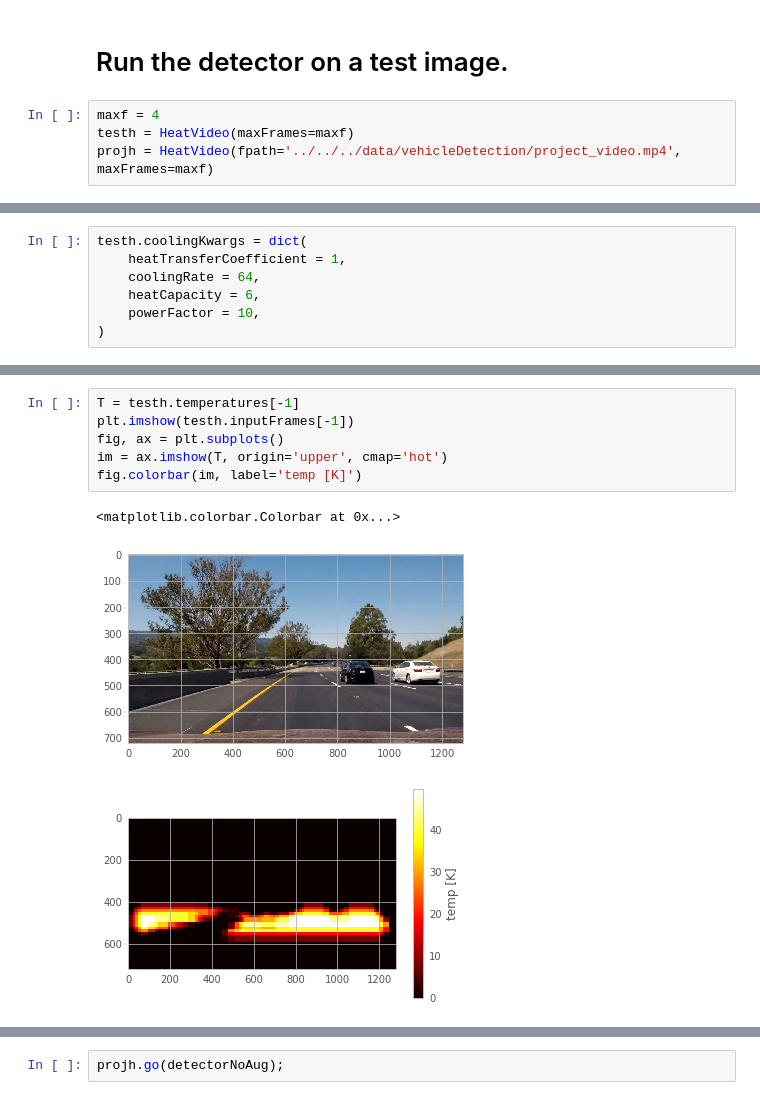
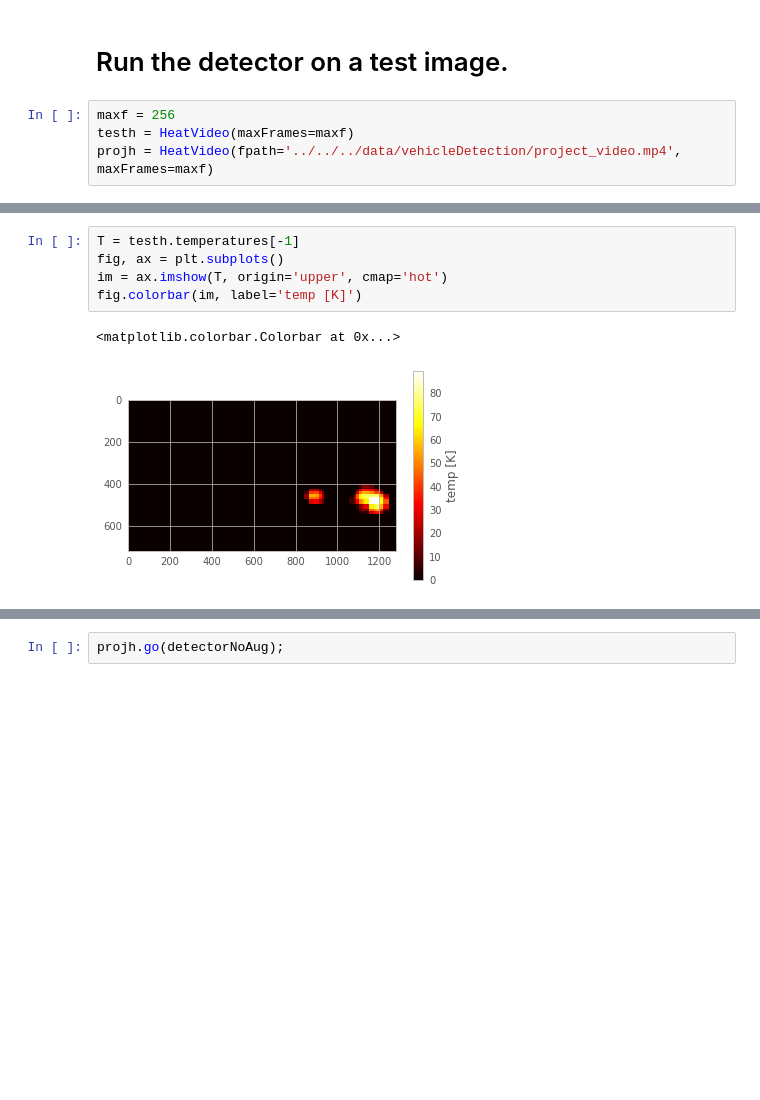
Before and after one commit to tsbertalan/vehicleDetection, a Jupyter notebook: Movie.ipynb, the cells around one changed output, grey strips where cells are left out. Drawn from its saved outputs; the diff is of its cells as text; blank space fills up the shorter version.

```diff
--- a/Movie.ipynb
+++ b/Movie.ipynb
@@ -60,6 +55,6 @@ Wall time: 16.4 s
 # %% [markdown]
 # Run the detector on a test image.
 # %%
-maxf = 4
+maxf = 256
 testh = HeatVideo(maxFrames=maxf)
 projh = HeatVideo(fpath='../../../data/vehicleDetection/project_video.mp4', maxFrames=maxf)
@@ -139,7 +96,0 @@ If you're reading this message in another frontend (for example, a static render
-# %%
-testh.coolingKwargs = dict(
-    heatTransferCoefficient = 1,
-    coolingRate = 64,
-    heatCapacity = 6,
-    powerFactor = 10,
-)
@@ -165,13 +113,11 @@ If you're reading this message in another frontend (for example, a static render
 # %%
 T = testh.temperatures[-1]
-plt.imshow(testh.inputFrames[-1])
 fig, ax = plt.subplots()
 im = ax.imshow(T, origin='upper', cmap='hot')
 fig.colorbar(im, label='temp [K]')
 # %% [output]
 <matplotlib.colorbar.Colorbar at 0x...>
-[figure, old version]
+[figure, new version]
-[figure, removed]
 # %%
 fig, ax = plt.subplots(figsize=(16, 9))
 ax.imshow(testh.vidFrame)
```
Also changed, not shown: parts of 17 cells of this notebook, 3 other files.
